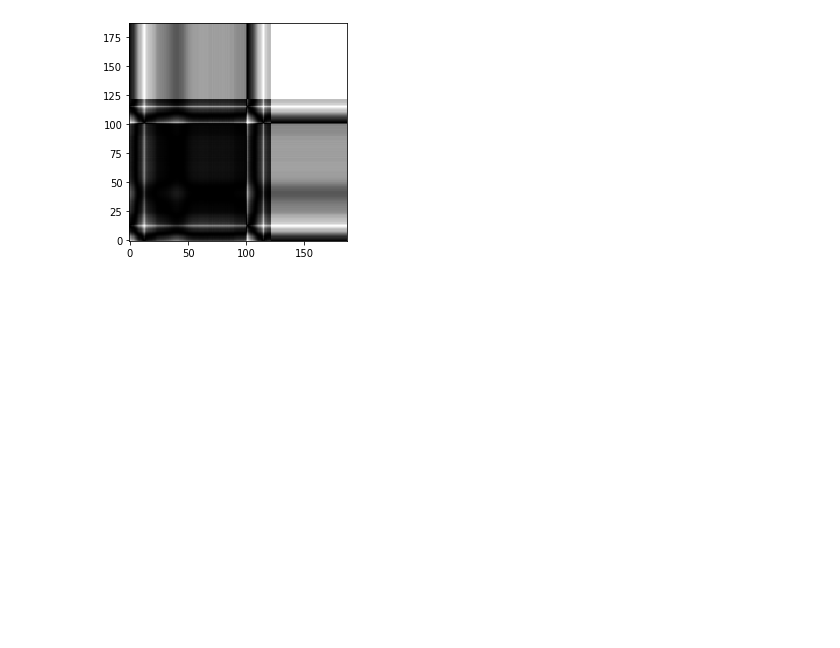
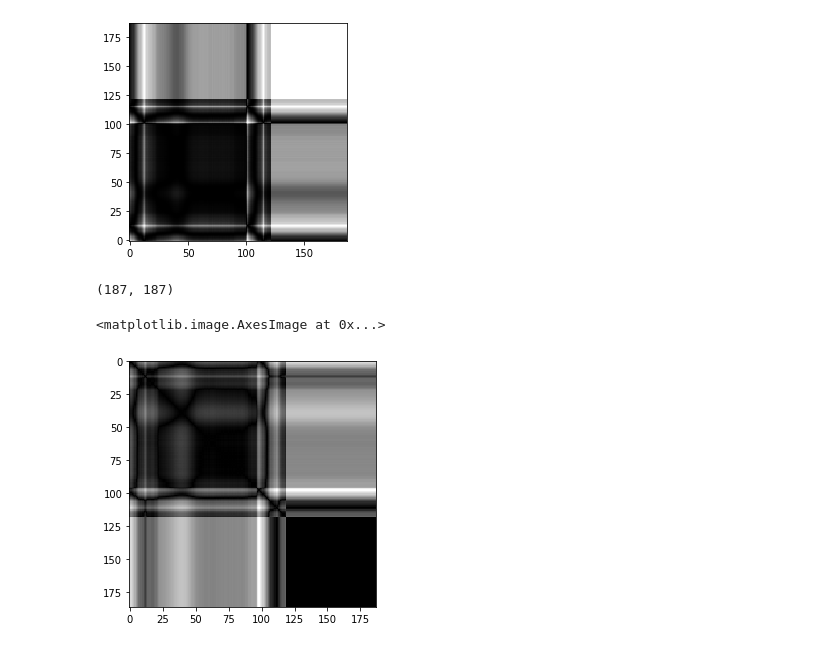
Before and after one commit to atabas/Heartbeat-Classification, a Jupyter notebook: heartbeat_data_generator.ipynb, the cells around one changed output. Cells and saved outputs as stored; diff of their text form; code cells hidden in the pictures; blank space fills up the shorter version.

```diff
--- a/heartbeat_data_generator.ipynb
+++ b/heartbeat_data_generator.ipynb
@@ -118,0 +146,25 @@ plt.imshow(x_gasf_test[21891], cmap='gray', origin='lower')
+# %%
+def recurrence_plot(s, eps=None, steps=None):
+    result = []
+    if eps==None: eps=0.1
+    if steps==None: steps=10
+    d = pairwise_distances(s[:, None])
+#     d = np.floor(d / eps)
+    d = d / eps
+#         print(d.shape)
+    d[d > steps] = steps
+    #Z = squareform(d)
+    return d/5. - 1
+# %%
+result = recurrence_plot(x_train.values[87553], steps=10)
+# %%
+result.shape
+# %% [output]
+(187, 187)
+# %%
+fig = plt.figure(figsize=(15,14))
+ax = fig.add_subplot(2, 3, 1)
+ax.imshow(result, cmap='gray')
+# %% [output]
+<matplotlib.image.AxesImage at 0x...>
+[figure, added]
```
Also changed, not shown: parts of 16 cells of this notebook, 2 other files.
